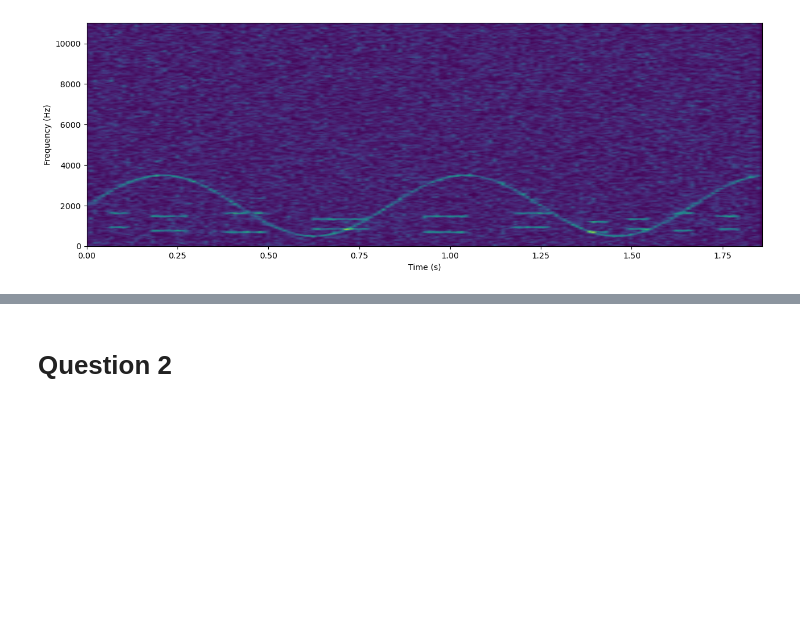
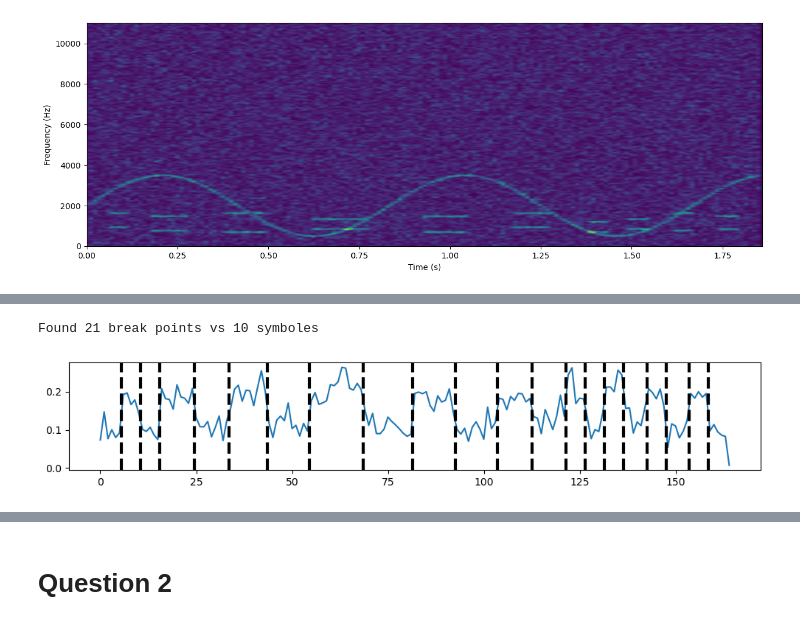
Before and after one commit to BenjaminDeporte/AST_TP3, a Jupyter notebook: MikeHuttenschmitt_BenjaminDeporte.ipynb, the cells around one changed output, grey strips where cells are left out. Saved outputs shown, nothing was run; the diff lists cells and outputs as text; code cells hidden in the pictures; blank space fills up the shorter version.

```diff
--- a/MikeHuttenschmitt_BenjaminDeporte.ipynb
+++ b/MikeHuttenschmitt_BenjaminDeporte.ipynb
@@ -112,0 +140,18 @@ f.shape
+# %%
+# Now, use change-point detection algorithm on average value, with BIC criterion, to separate silences from dial-tones
+
+# noise_std = np.std(avg_nrj)/2
+# noise_std = np.mean(np.std(np.abs(Zxx_net), axis=0))
+
+noise_std = 0.03 # how to optimize ?
+pen_bic = 2 * np.log(len(avg_nrj)) * noise_std**2
+signal = avg_nrj.reshape(-1,1)
+
+predicted_bkps = rpt.Pelt(model="l2", jump=1).fit_predict(signal=signal, pen=pen_bic)
+print(f'Found {len(predicted_bkps)} break points vs {len(symbols)} symboles')
+
+fig, ax_arr = rpt.display(signal, [], predicted_bkps)
+# print(f"error: {hausdorff([], predicted_bkps)} samples")
+# %% [output]
+Found 21 break points vs 10 symboles
+[figure, added]
```
Also changed, not shown: parts of 18 cells of this notebook.
